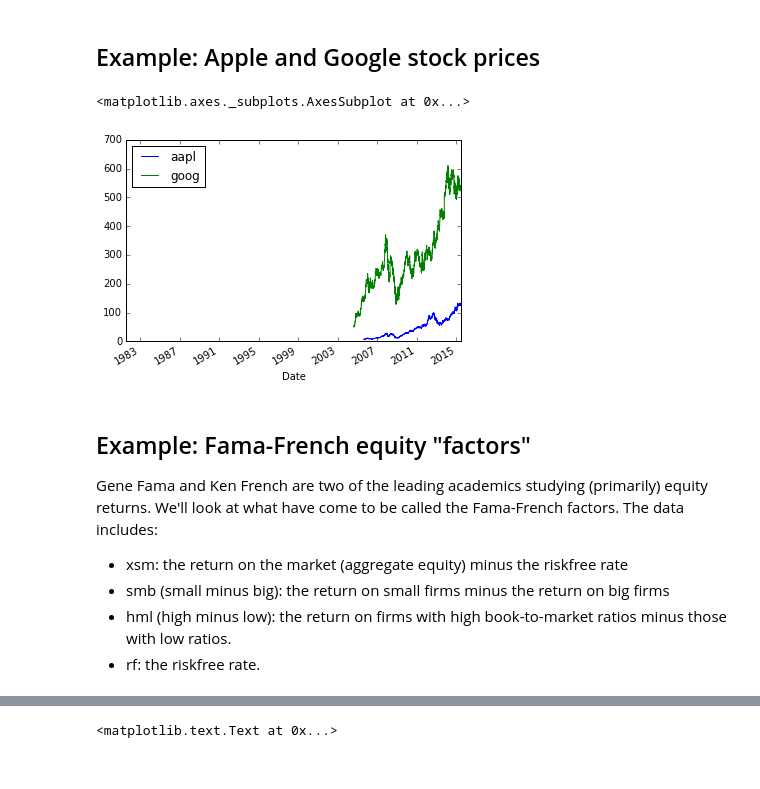
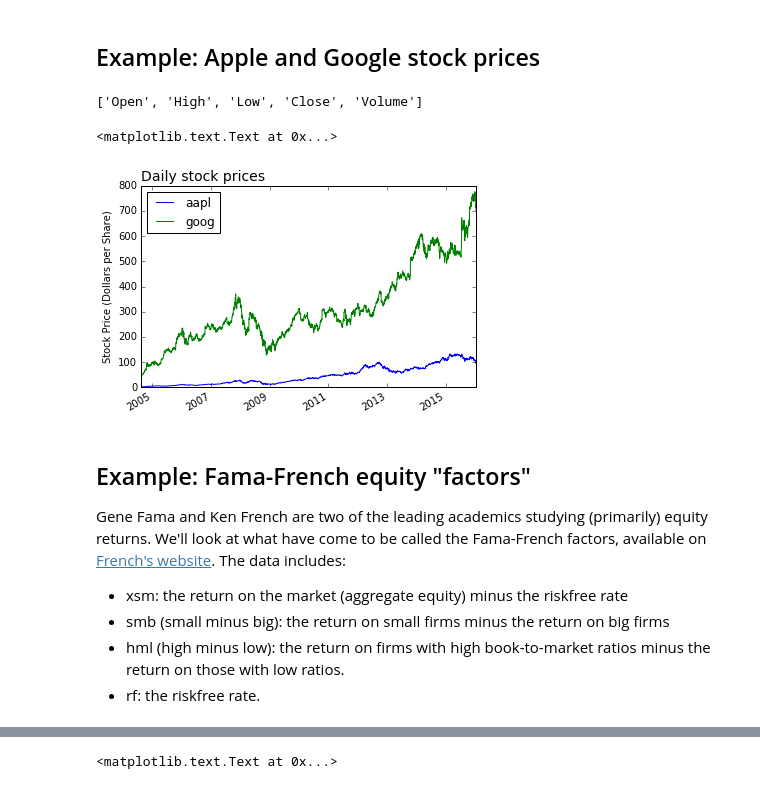
Before and after one commit to DaveBackus/Data_Bootcamp, a Jupyter notebook: Code/IPython/bootcamp_examples.ipynb, the cells around one changed output, grey strips where cells are left out. Cells and saved outputs as stored; diff of their text form; code cells hidden in the pictures.

```diff
--- a/Code/IPython/bootcamp_examples.ipynb
+++ b/Code/IPython/bootcamp_examples.ipynb
@@ -290,19 +293,28 @@ import pandas.io.data as web
 import datetime as dt
 
 start = dt.datetime(1980, 1, 1)
-p = web.DataReader(['aapl', 'goog'], 'google', start, end)
-p['Close'].plot()
+end   = dt.date.today()
+prices = web.DataReader(['aapl', 'goog'], 'google', start, end)
-# %% [output]
-<matplotlib.axes._subplots.AxesSubplot at 0x...>
-[figure, removed]
+# %%
+list(prices)
+# %% [output]
+['Open', 'High', 'Low', 'Close', 'Volume']
+# %%
+ax = prices['Close'].dropna().plot()
+ax.set_title('Daily stock prices', fontsize=14, loc='left')
+ax.set_xlabel('')
+ax.set_ylabel('Stock Price (Dollars per Share)')
+# %% [output]
+<matplotlib.text.Text at 0x...>
+[figure, added]
 # %% [markdown]
 ## Example:  Fama-French equity "factors"
 
-Gene Fama and Ken French are two of the leading academics studying (primarily) equity returns.  We'll look at what have come to be called the Fama-French factors.  The data includes:
+Gene Fama and Ken French are two of the leading academics studying (primarily) equity returns.  We'll look at what have come to be called the Fama-French factors, available on [French's website](http://mba.tuck.dartmouth.edu/pages/faculty/ken.french/data_library.html).  The data includes:
 
 * xsm:  the return on the market (aggregate equity) minus the riskfree rate
 * smb (small minus big):  the return on small firms minus the return on big firms
-* hml (high minus low):  the return on firms with high book-to-market ratios minus those with low ratios.
+* hml (high minus low):  the return on firms with high book-to-market ratios minus the return on those with low ratios.
 * rf:  the riskfree rate.
 # %%
 # load packages
```
Also changed, not shown: parts of 13 cells of this notebook, 32 other files.
